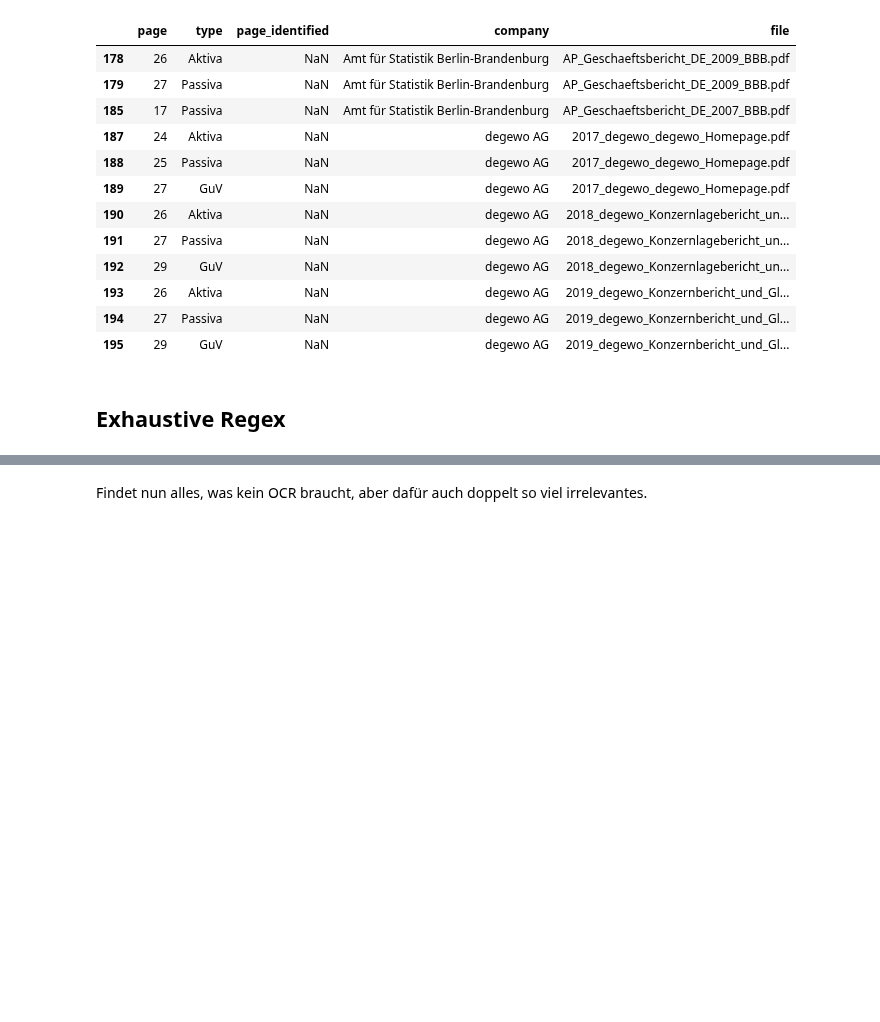
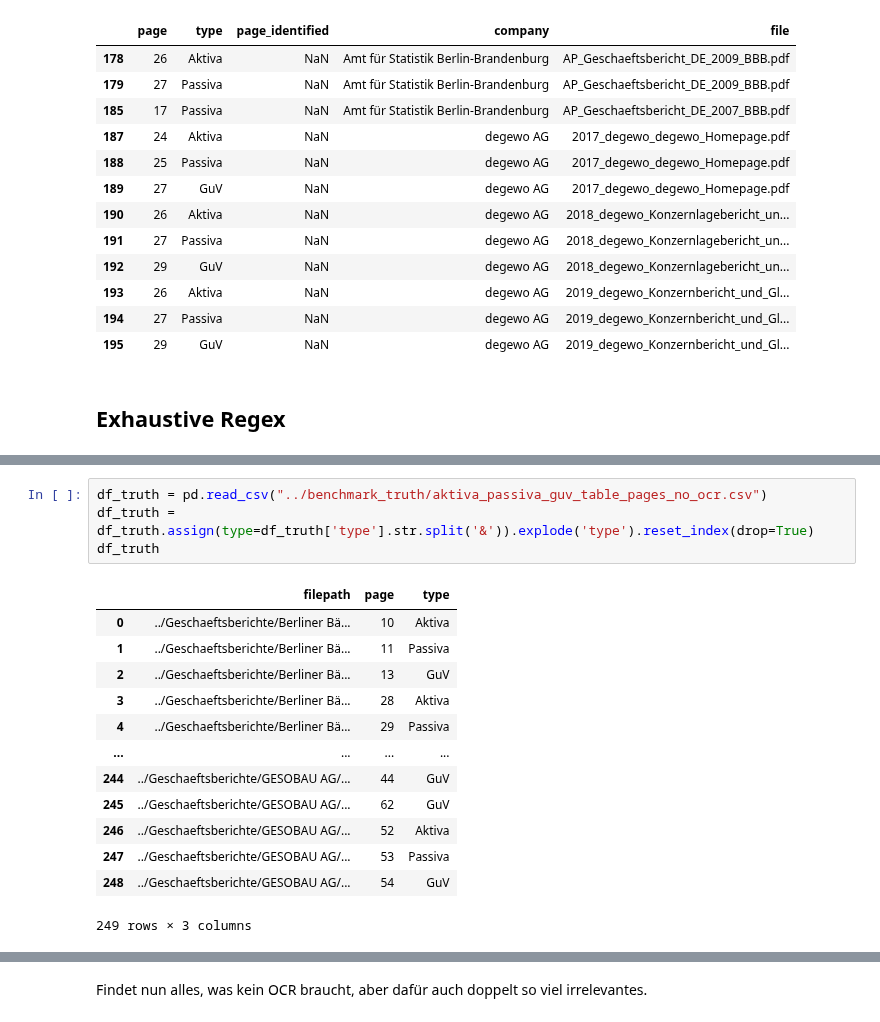
Before and after one commit to Famondir/Thesis, a Jupyter notebook: Python/page_detection_benchmark.ipynb, the cells around one changed output, grey strips where cells are left out. Saved outputs shown, nothing was run; the diff lists cells and outputs as text; blank space fills up the shorter version.

```diff
--- a/Python/page_detection_benchmark.ipynb
+++ b/Python/page_detection_benchmark.ipynb
@@ -643,0 +531,18 @@ Missing: 9
+# %%
+df_truth = pd.read_csv("../benchmark_truth/aktiva_passiva_guv_table_pages_no_ocr.csv")
+df_truth = df_truth.assign(type=df_truth['type'].str.split('&')).explode('type').reset_index(drop=True)
+df_truth
+# %% [output]
+|  | filepath | page | type |
+| 0 | ../Geschaeftsberichte/Berliner Bä... | 10 | Aktiva |
+| 1 | ../Geschaeftsberichte/Berliner Bä... | 11 | Passiva |
+| 2 | ../Geschaeftsberichte/Berliner Bä... | 13 | GuV |
+| 3 | ../Geschaeftsberichte/Berliner Bä... | 28 | Aktiva |
+| 4 | ../Geschaeftsberichte/Berliner Bä... | 29 | Passiva |
+| ... | ... | ... | ... |
+| 244 | ../Geschaeftsberichte/GESOBAU AG/... | 44 | GuV |
+| 245 | ../Geschaeftsberichte/GESOBAU AG/... | 62 | GuV |
+| 246 | ../Geschaeftsberichte/GESOBAU AG/... | 52 | Aktiva |
+| 247 | ../Geschaeftsberichte/GESOBAU AG/... | 53 | Passiva |
+| 248 | ../Geschaeftsberichte/GESOBAU AG/... | 54 | GuV |
+249 rows × 3 columns
```
Also changed, not shown: parts of 31 cells of this notebook, 3 other files.
